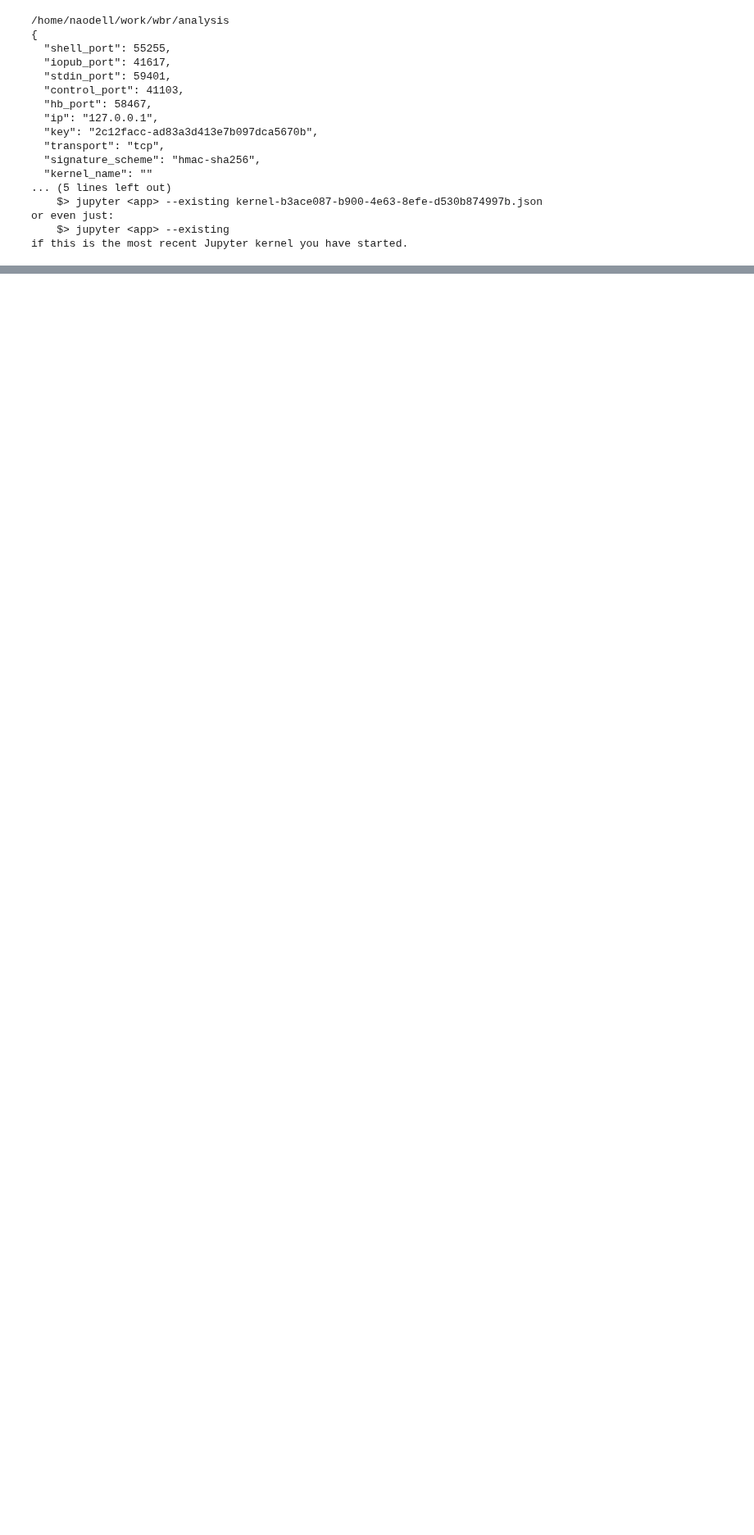
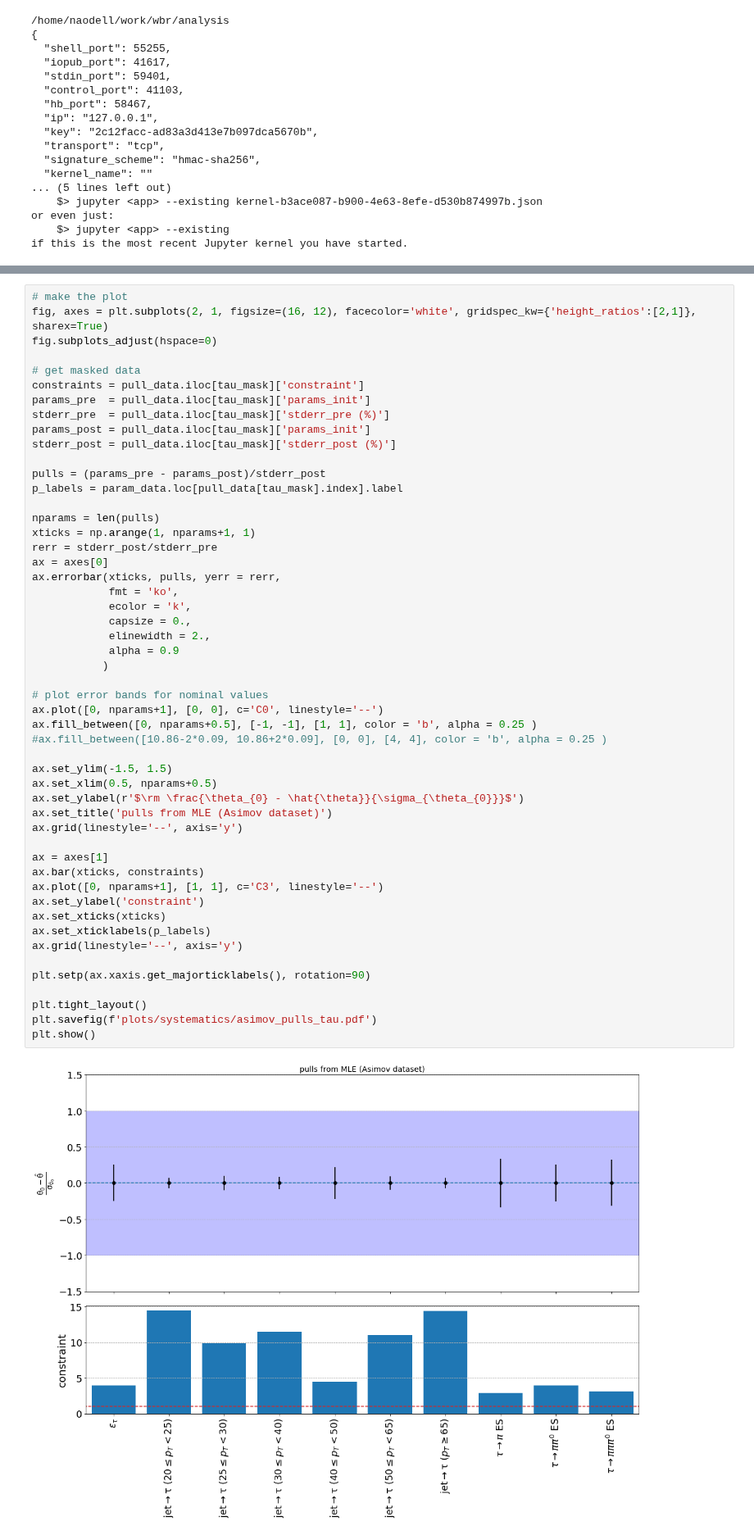
Before and after one commit to NWUHEP/analysis-tools, a Jupyter notebook: notebooks/parameter_pulls.ipynb, the cells around one changed output, grey strips where cells are left out. Shown at 82% size. Saved outputs shown, nothing was run; the diff lists cells and outputs as text; blank space fills up the shorter version.

```diff
--- a/notebooks/parameter_pulls.ipynb
+++ b/notebooks/parameter_pulls.ipynb
@@ -203,3 +204,56 @@ plt.savefig(f'plots/systematics/asimov_pulls_btag.pdf')
 plt.show()
 # %% [output]
 [figure]
+# %%
+# make the plot
+fig, axes = plt.subplots(2, 1, figsize=(16, 12), facecolor='white', gridspec_kw={'height_ratios':[2,1]}, sharex=True)
+fig.subplots_adjust(hspace=0)
+
+# get masked data
+constraints = pull_data.iloc[tau_mask]['constraint']
+params_pre  = pull_data.iloc[tau_mask]['params_init']
+stderr_pre  = pull_data.iloc[tau_mask]['stderr_pre (%)']
+params_post = pull_data.iloc[tau_mask]['params_init']
+stderr_post = pull_data.iloc[tau_mask]['stderr_post (%)']
+
+pulls = (params_pre - params_post)/stderr_post
+p_labels = param_data.loc[pull_data[tau_mask].index].label
+
+nparams = len(pulls)
+xticks = np.arange(1, nparams+1, 1)
+rerr = stderr_post/stderr_pre
+ax = axes[0]
+ax.errorbar(xticks, pulls, yerr = rerr,
+            fmt = 'ko',
+            ecolor = 'k',
+            capsize = 0.,
+            elinewidth = 2.,
+            alpha = 0.9
+           )
+
+# plot error bands for nominal values
+ax.plot([0, nparams+1], [0, 0], c='C0', linestyle='--')
+ax.fill_between([0, nparams+0.5], [-1, -1], [1, 1], color = 'b', alpha = 0.25 )
+#ax.fill_between([10.86-2*0.09, 10.86+2*0.09], [0, 0], [4, 4], color = 'b', alpha = 0.25 )
+
+ax.set_ylim(-1.5, 1.5)
+ax.set_xlim(0.5, nparams+0.5)
+ax.set_ylabel(r'$\rm \frac{\theta_{0} - \hat{\theta}}{\sigma_{\theta_{0}}}$')
+ax.set_title('pulls from MLE (Asimov dataset)')
+ax.grid(linestyle='--', axis='y')
+
+ax = axes[1]
+ax.bar(xticks, constraints)
+ax.plot([0, nparams+1], [1, 1], c='C3', linestyle='--')
+ax.set_ylabel('constraint')
+ax.set_xticks(xticks)
+ax.set_xticklabels(p_labels)
+ax.grid(linestyle='--', axis='y')
+
+plt.setp(ax.xaxis.get_majorticklabels(), rotation=90)
+
+plt.tight_layout()
+plt.savefig(f'plots/systematics/asimov_pulls_tau.pdf')
+plt.show()
+# %% [output]
+[figure, added]
```
Also changed, not shown: parts of 2 cells of this notebook, 5 other files.
